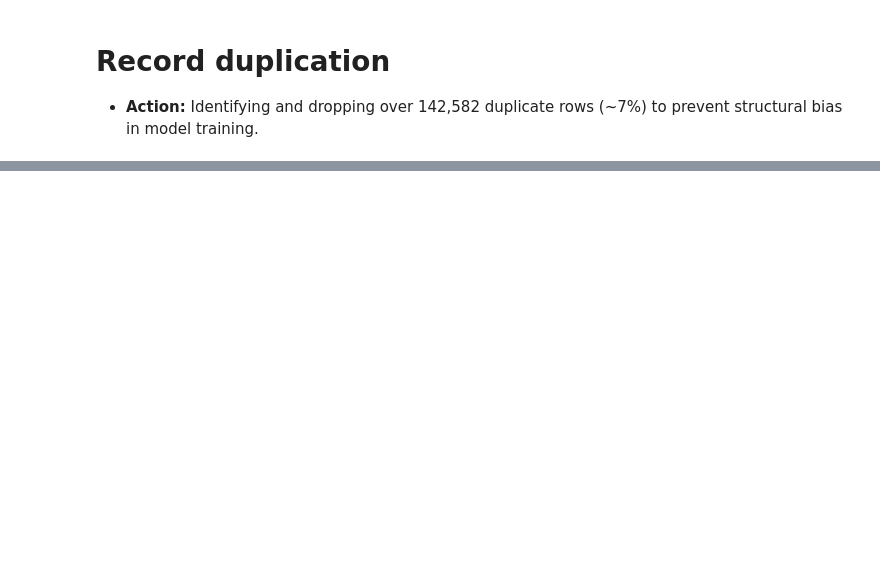
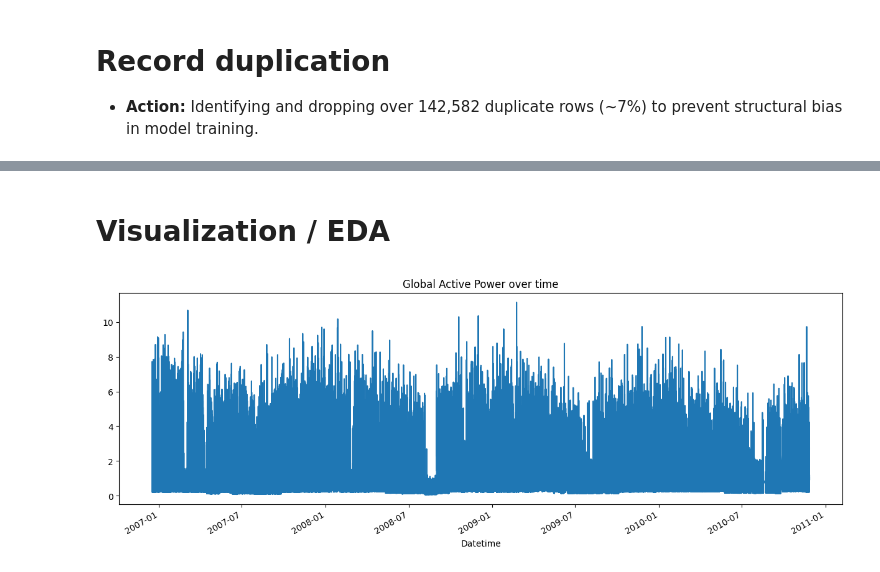
Before and after one commit to shruti-boop/Household-Energy-Consumption-Forecasting, a Jupyter notebook: drive/MyDrive/Colab Notebooks/forecasting.ipynb, the cells around one changed output, grey strips where cells are left out. Cells and saved outputs as stored; diff of their text form; code cells hidden in the pictures; blank space fills up the shorter version.

```diff
--- a/drive/MyDrive/Colab Notebooks/forecasting.ipynb
+++ b/drive/MyDrive/Colab Notebooks/forecasting.ipynb
@@ -225,0 +480,11 @@ df.shape
+# %% [markdown]
+# **Visualization / EDA**
+# %%
+# 1. line plot
+
+
+df['Global_active_power'].plot(figsize=(15,5))
+plt.title("Global Active Power over time")
+plt.show()
+# %% [output]
+[figure, added]
```
Also changed, not shown: parts of 63 cells of this notebook.
